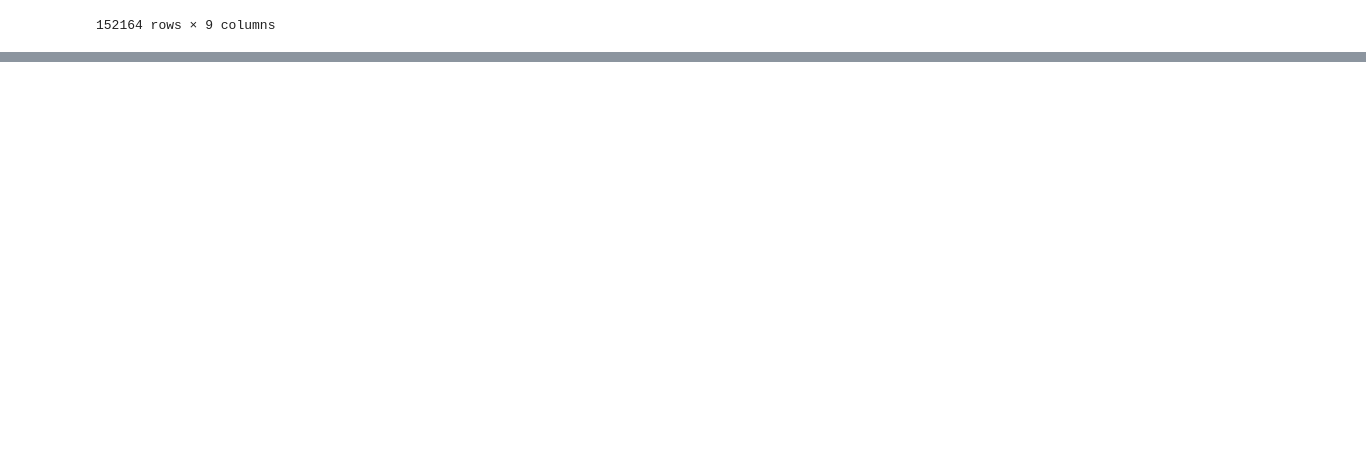
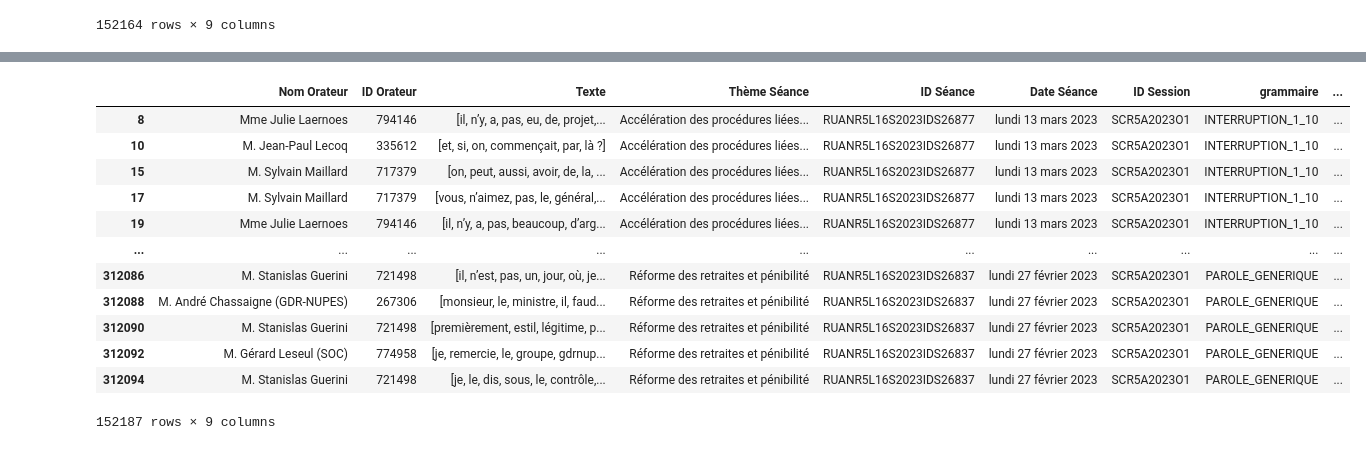
Before and after one commit to Rendalae/harrisvstrump, a Jupyter notebook: cleaning_df.ipynb, the cells around one changed output, grey strips where cells are left out. Cells and saved outputs as stored; diff of their text form; code cells hidden in the pictures; blank space fills up the shorter version.

```diff
--- a/cleaning_df.ipynb
+++ b/cleaning_df.ipynb
@@ -131,3 +132,5 @@ df_filtered
 | 312092 | M. Gérard Leseul (SOC) | 774958 | Je remercie le groupe GDR-NUPES d... | Réforme des retraites et pénibilité | RUANR5L16S2023IDS26837 | lundi 27 février 2023 | SCR5A2023O1 | PAROLE_GENERIQUE | ... |
 | 312094 | M. Stanislas Guerini | 721498 | Je le dis sous le contrôle de Mme... | Réforme des retraites et pénibilité | RUANR5L16S2023IDS26837 | lundi 27 février 2023 | SCR5A2023O1 | PAROLE_GENERIQUE | ... |
 152164 rows × 9 columns
+# %%
+df_preproc = complete_preproc(drop_col=None, na_col = ['Texte','famille'], drop_names = ['Mme la présidente','M. le président'], min_words = 6, punct_opt = True)
@@ -133,0 +155,16 @@ df_filtered
+# %%
+df_preproc
+# %% [output]
+|  | Nom Orateur | ID Orateur | Texte | Thème Séance | ID Séance | Date Séance | ID Session | grammaire | ... |
+| 8 | Mme Julie Laernoes | 794146 | [il, n’y, a, pas, eu, de, projet,... | Accélération des procédures liées... | RUANR5L16S2023IDS26877 | lundi 13 mars 2023 | SCR5A2023O1 | INTERRUPTION_1_10 | ... |
+| 10 | M. Jean-Paul Lecoq | 335612 | [et, si, on, commençait, par, là ?] | Accélération des procédures liées... | RUANR5L16S2023IDS26877 | lundi 13 mars 2023 | SCR5A2023O1 | INTERRUPTION_1_10 | ... |
+| 15 | M. Sylvain Maillard | 717379 | [on, peut, aussi, avoir, de, la, ... | Accélération des procédures liées... | RUANR5L16S2023IDS26877 | lundi 13 mars 2023 | SCR5A2023O1 | INTERRUPTION_1_10 | ... |
+| 17 | M. Sylvain Maillard | 717379 | [vous, n’aimez, pas, le, général,... | Accélération des procédures liées... | RUANR5L16S2023IDS26877 | lundi 13 mars 2023 | SCR5A2023O1 | INTERRUPTION_1_10 | ... |
+| 19 | Mme Julie Laernoes | 794146 | [il, n’y, a, pas, beaucoup, d’arg... | Accélération des procédures liées... | RUANR5L16S2023IDS26877 | lundi 13 mars 2023 | SCR5A2023O1 | INTERRUPTION_1_10 | ... |
+| ... | ... | ... | ... | ... | ... | ... | ... | ... | ... |
+| 312086 | M. Stanislas Guerini | 721498 | [il, n’est, pas, un, jour, où, je... | Réforme des retraites et pénibilité | RUANR5L16S2023IDS26837 | lundi 27 février 2023 | SCR5A2023O1 | PAROLE_GENERIQUE | ... |
+| 312088 | M. André Chassaigne (GDR-NUPES) | 267306 | [monsieur, le, ministre, il, faud... | Réforme des retraites et pénibilité | RUANR5L16S2023IDS26837 | lundi 27 février 2023 | SCR5A2023O1 | PAROLE_GENERIQUE | ... |
+| 312090 | M. Stanislas Guerini | 721498 | [premièrement, estil, légitime, p... | Réforme des retraites et pénibilité | RUANR5L16S2023IDS26837 | lundi 27 février 2023 | SCR5A2023O1 | PAROLE_GENERIQUE | ... |
+| 312092 | M. Gérard Leseul (SOC) | 774958 | [je, remercie, le, groupe, gdrnup... | Réforme des retraites et pénibilité | RUANR5L16S2023IDS26837 | lundi 27 février 2023 | SCR5A2023O1 | PAROLE_GENERIQUE | ... |
+| 312094 | M. Stanislas Guerini | 721498 | [je, le, dis, sous, le, contrôle,... | Réforme des retraites et pénibilité | RUANR5L16S2023IDS26837 | lundi 27 février 2023 | SCR5A2023O1 | PAROLE_GENERIQUE | ... |
+152187 rows × 9 columns
```
Also changed, not shown: parts of 2 cells of this notebook.
